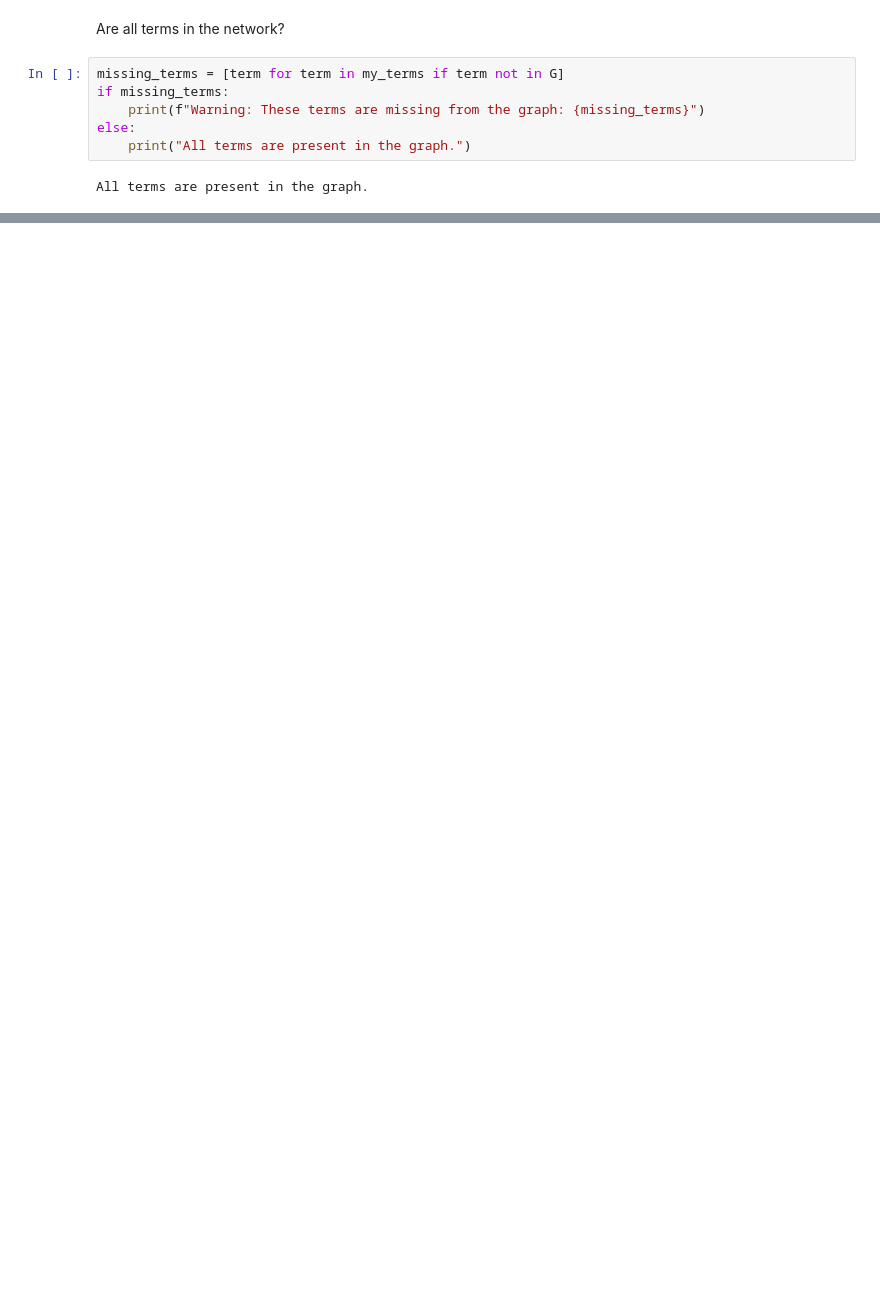
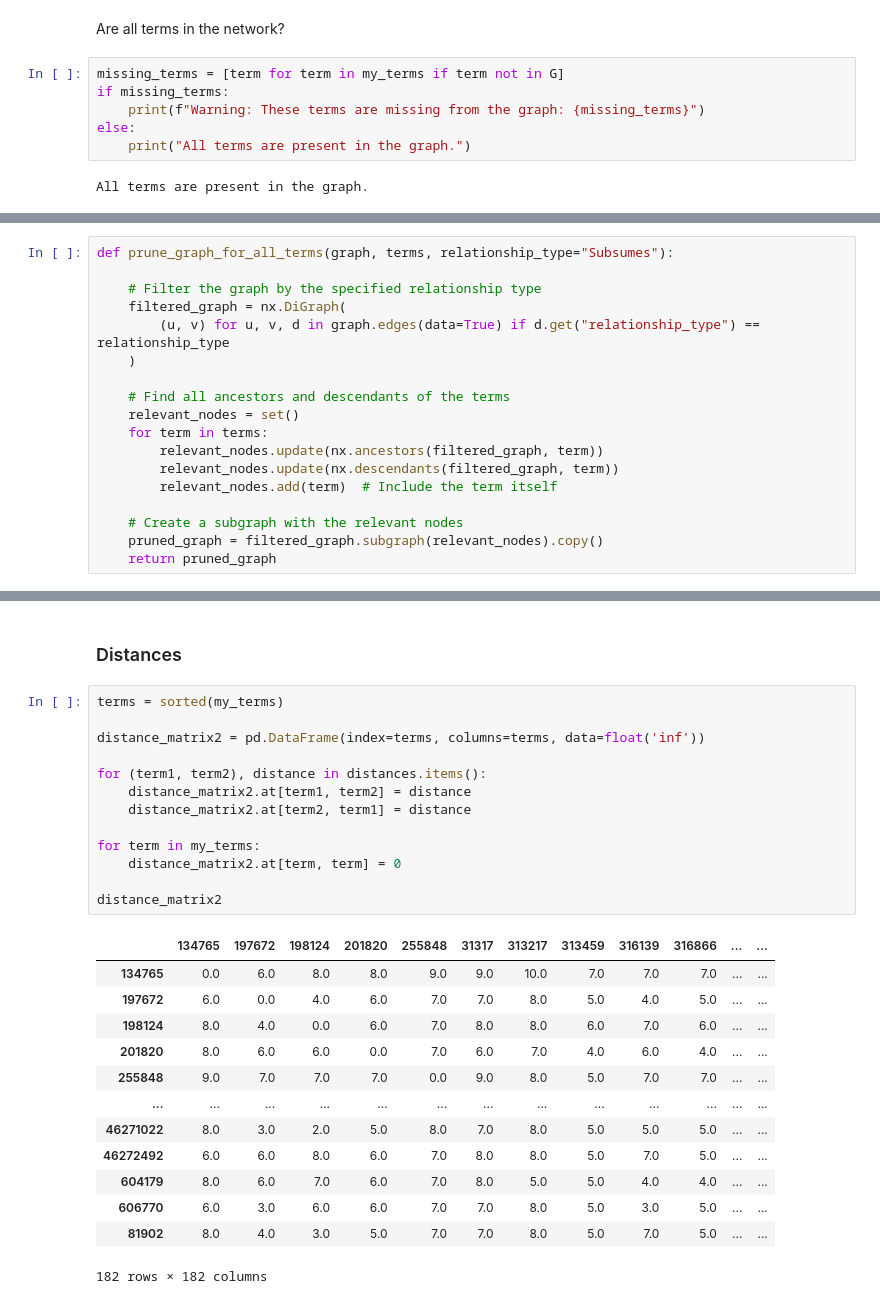
Before and after one commit to leof18/wise-dag, a Jupyter notebook: Combination of DAGs/building_hierarchy.ipynb, the cells around one changed output, grey strips where cells are left out. Drawn from its saved outputs; the diff is of its cells as text; blank space fills up the shorter version.

```diff
--- a/Combination of DAGs/building_hierarchy.ipynb
+++ b/Combination of DAGs/building_hierarchy.ipynb
@@ -330,0 +156,18 @@ Sample nodes in G:
+# %%
+def prune_graph_for_all_terms(graph, terms, relationship_type="Subsumes"):
+
+    # Filter the graph by the specified relationship type
+    filtered_graph = nx.DiGraph(
+        (u, v) for u, v, d in graph.edges(data=True) if d.get("relationship_type") == relationship_type
+    )
+
+    # Find all ancestors and descendants of the terms
+    relevant_nodes = set()
+    for term in terms:
+        relevant_nodes.update(nx.ancestors(filtered_graph, term))
+        relevant_nodes.update(nx.descendants(filtered_graph, term))
+        relevant_nodes.add(term)  # Include the term itself
+
+    # Create a subgraph with the relevant nodes
+    pruned_graph = filtered_graph.subgraph(relevant_nodes).copy()
+    return pruned_graph
@@ -330,0 +249,29 @@ Sample nodes in G:
+# %% [markdown]
+### Distances
+# %%
+terms = sorted(my_terms)
+
+distance_matrix2 = pd.DataFrame(index=terms, columns=terms, data=float('inf'))
+
+for (term1, term2), distance in distances.items():
+    distance_matrix2.at[term1, term2] = distance
+    distance_matrix2.at[term2, term1] = distance
+
+for term in my_terms:
+    distance_matrix2.at[term, term] = 0
+
+distance_matrix2
+# %% [output]
+|  | 134765 | 197672 | 198124 | 201820 | 255848 | 31317 | 313217 | 313459 | 316139 | 316866 | ... | ... |
+| 134765 | 0.0 | 6.0 | 8.0 | 8.0 | 9.0 | 9.0 | 10.0 | 7.0 | 7.0 | 7.0 | ... | ... |
+| 197672 | 6.0 | 0.0 | 4.0 | 6.0 | 7.0 | 7.0 | 8.0 | 5.0 | 4.0 | 5.0 | ... | ... |
+| 198124 | 8.0 | 4.0 | 0.0 | 6.0 | 7.0 | 8.0 | 8.0 | 6.0 | 7.0 | 6.0 | ... | ... |
+| 201820 | 8.0 | 6.0 | 6.0 | 0.0 | 7.0 | 6.0 | 7.0 | 4.0 | 6.0 | 4.0 | ... | ... |
+| 255848 | 9.0 | 7.0 | 7.0 | 7.0 | 0.0 | 9.0 | 8.0 | 5.0 | 7.0 | 7.0 | ... | ... |
+| ... | ... | ... | ... | ... | ... | ... | ... | ... | ... | ... | ... | ... |
+| 46271022 | 8.0 | 3.0 | 2.0 | 5.0 | 8.0 | 7.0 | 8.0 | 5.0 | 5.0 | 5.0 | ... | ... |
+| 46272492 | 6.0 | 6.0 | 8.0 | 6.0 | 7.0 | 8.0 | 8.0 | 5.0 | 7.0 | 5.0 | ... | ... |
+| 604179 | 8.0 | 6.0 | 7.0 | 6.0 | 7.0 | 8.0 | 5.0 | 5.0 | 4.0 | 4.0 | ... | ... |
+| 606770 | 6.0 | 3.0 | 6.0 | 6.0 | 7.0 | 7.0 | 8.0 | 5.0 | 3.0 | 5.0 | ... | ... |
+| 81902 | 8.0 | 4.0 | 3.0 | 5.0 | 7.0 | 7.0 | 8.0 | 5.0 | 7.0 | 5.0 | ... | ... |
+182 rows × 182 columns
```
Also changed, not shown: parts of 41 cells of this notebook.
